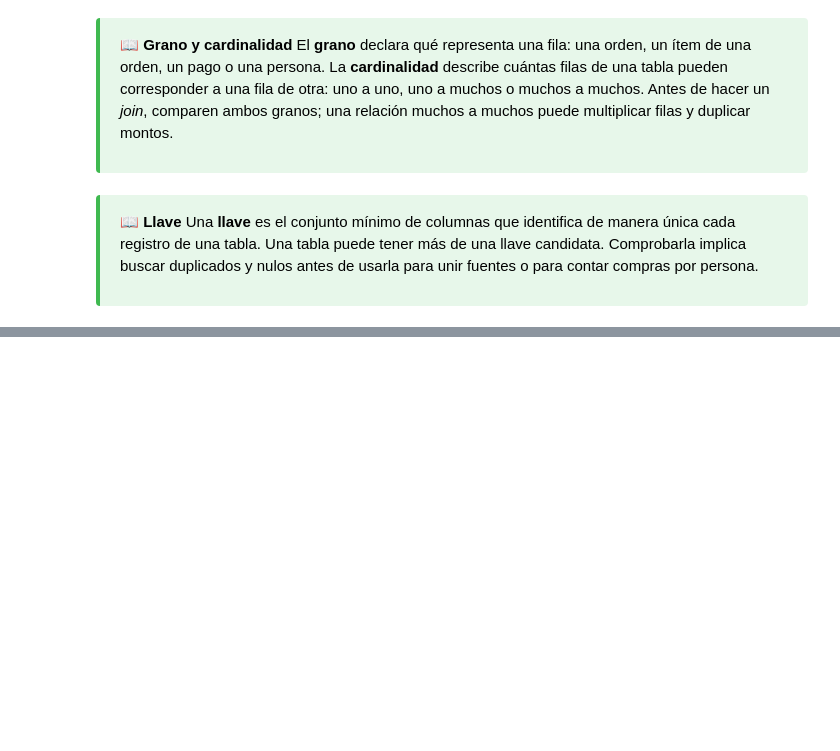
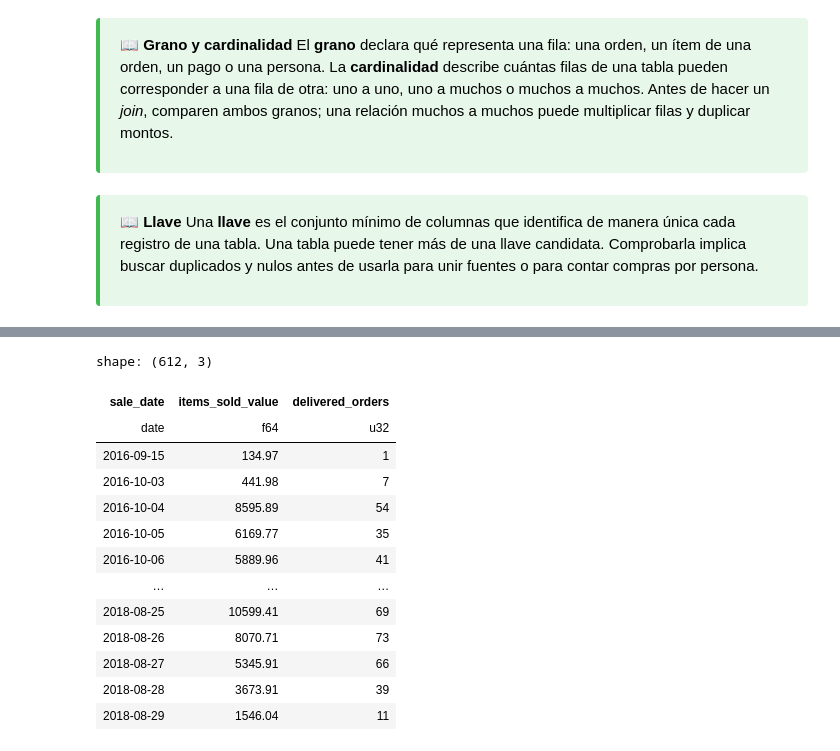
Before and after one commit to lucasgalvez/mds7202-lab1, a Jupyter notebook: labs/lab_6/notebooks/Lab6_Enunciado.ipynb, the cells around one changed output, grey strips where cells are left out. Saved outputs shown, nothing was run; the diff lists cells and outputs as text; code cells hidden in the pictures; blank space fills up the shorter version.

```diff
--- a/labs/lab_6/notebooks/Lab6_Enunciado.ipynb
+++ b/labs/lab_6/notebooks/Lab6_Enunciado.ipynb
@@ -1048,0 +1144,52 @@ ordenes_sin_pago
+# %%
+sales_daily = (
+    orders_silver
+    .filter(
+        pl.col("order_status") == "delivered"
+    )
+    .select(
+        "order_id",
+        "order_purchase_timestamp",
+    )
+    .join(
+        items_silver.select(
+            "order_id",
+            "price",
+        ),
+        on="order_id",
+        how="inner",
+    )
+    .with_columns(
+        pl.col("order_purchase_timestamp")
+        .dt.date()
+        .alias("sale_date")
+    )
+    .group_by("sale_date")
+    .agg(
+        pl.col("price")
+        .sum()
+        .alias("items_sold_value"),
+
+        pl.col("order_id")
+        .n_unique()
+        .alias("delivered_orders"),
+    )
+    .sort("sale_date")
+)
+
+sales_daily
+# %% [output]
+shape: (612, 3)
+| sale_date | items_sold_value | delivered_orders |
+| date | f64 | u32 |
+| 2016-09-15 | 134.97 | 1 |
+| 2016-10-03 | 441.98 | 7 |
+| 2016-10-04 | 8595.89 | 54 |
+| 2016-10-05 | 6169.77 | 35 |
+| 2016-10-06 | 5889.96 | 41 |
+| … | … | … |
+| 2018-08-25 | 10599.41 | 69 |
+| 2018-08-26 | 8070.71 | 73 |
+| 2018-08-27 | 5345.91 | 66 |
+| 2018-08-28 | 3673.91 | 39 |
+| 2018-08-29 | 1546.04 | 11 |
```
Also changed, not shown: parts of 102 cells of this notebook, 12 other files.
